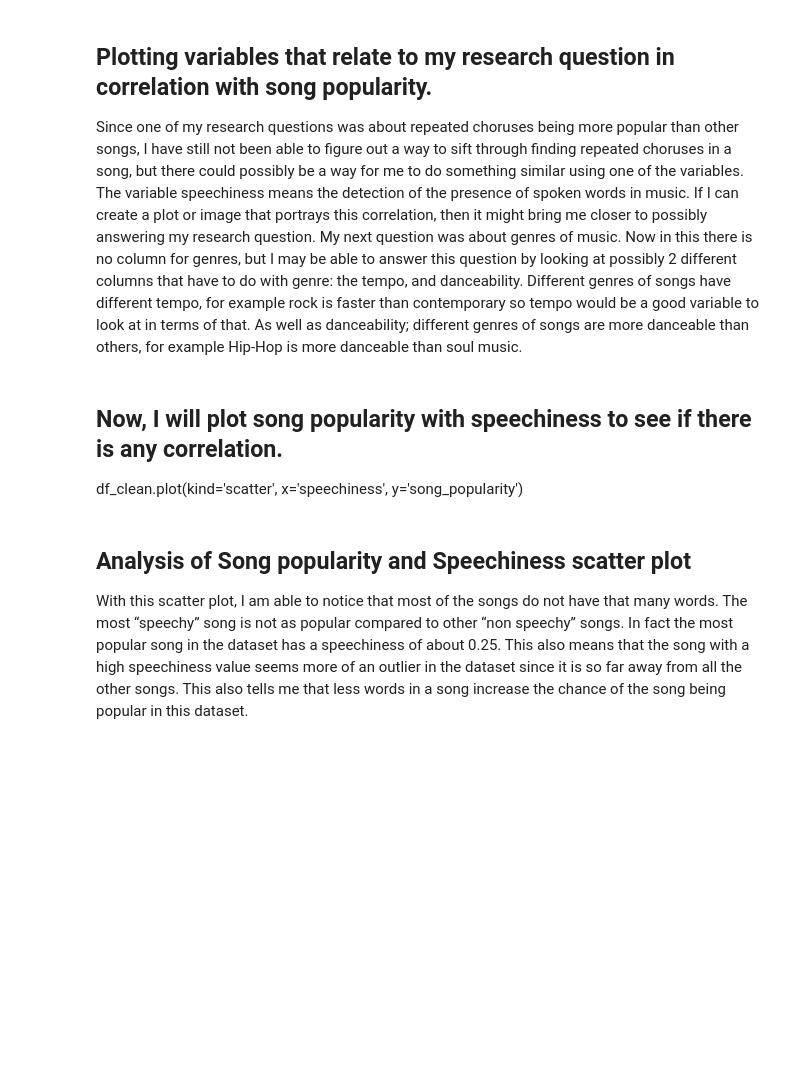
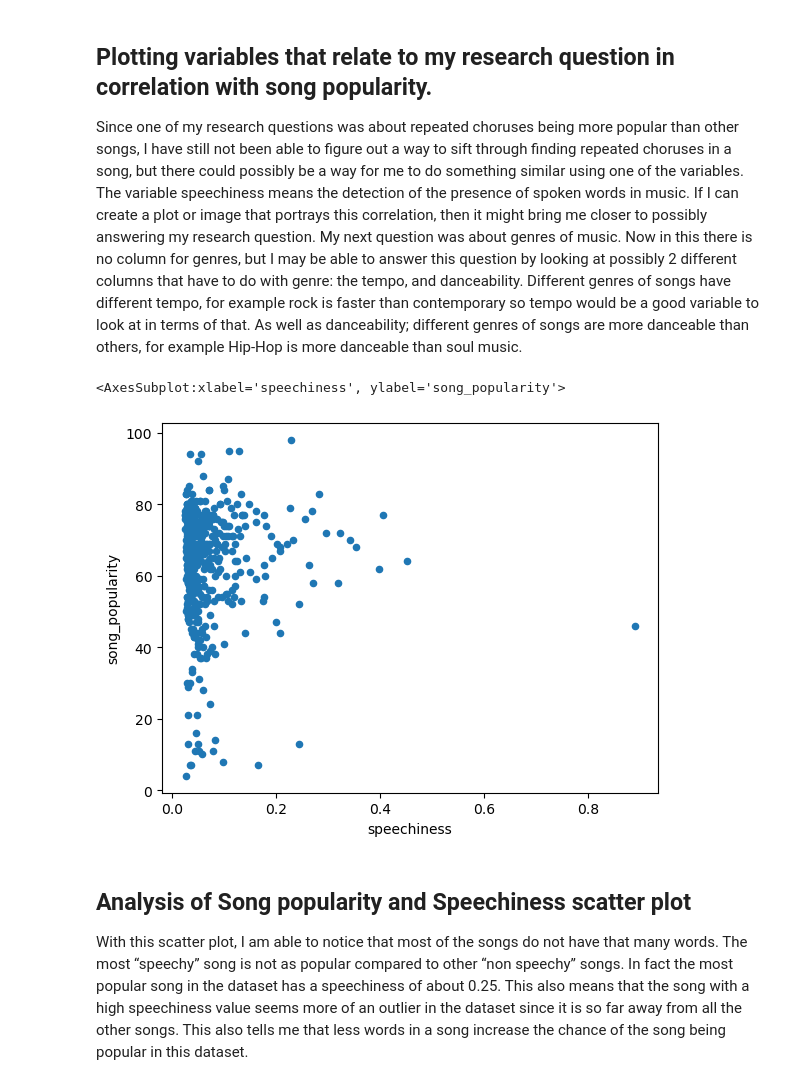
Before and after one commit to ubco-W2022T2-data301/project-group-group48, a Jupyter notebook: analysis/analysis2.ipynb, the cells around one changed output. Saved outputs shown, nothing was run; the diff lists cells and outputs as text; code cells hidden in the pictures; blank space fills up the shorter version.

```diff
--- a/analysis/analysis2.ipynb
+++ b/analysis/analysis2.ipynb
@@ -133,9 +133,12 @@ df_clean
 # %% [markdown]
 ## Plotting variables that relate to my research question in correlation with song popularity.
 Since one of my research questions was about repeated choruses being more popular than other songs, I have still not been able to figure out a way to sift through finding repeated choruses in a song, but there could possibly be a way for me to do something similar using one of the variables. The variable speechiness means the detection of the presence of spoken words in music. If I can create a plot or image that portrays this correlation, then it might bring me closer to possibly answering my research question. My next question was about genres of music. Now in this there is no column for genres, but I may be able to answer this question by looking at possibly 2 different columns that have to do with genre: the tempo, and danceability. Different genres of songs have different tempo, for example rock is faster than contemporary so tempo would be a good variable to look at in terms of that. As well as danceability; different genres of songs are more danceable than others, for example Hip-Hop is more danceable than soul music.
-# %% [markdown]
-## Now, I will plot song popularity with speechiness to see if there is any correlation.
-df_clean.plot(kind='scatter', x='speechiness', y='song_popularity')
+# %%
+## Now, I will plot song popularity with speechiness to see if there is any correlation.
+df_clean.plot(kind='scatter', x='speechiness', y='song_popularity')
+# %% [output]
+<AxesSubplot:xlabel='speechiness', ylabel='song_popularity'>
+[figure, added]
 # %% [markdown]
 ## Analysis of Song popularity and Speechiness scatter plot
 With this scatter plot, I am able to notice that most of the songs do not have that many words. The most “speechy” song is not as popular compared to other “non speechy” songs. In fact the most popular song in the dataset has a speechiness of about 0.25. This also means that the song with a high speechiness value seems more of an outlier in the dataset since it is so far away from all the other songs. This also tells me that less words in a song increase the chance of the song being popular in this dataset.
```
Also changed, not shown: parts of 1 cell of this notebook, 2 other files.
